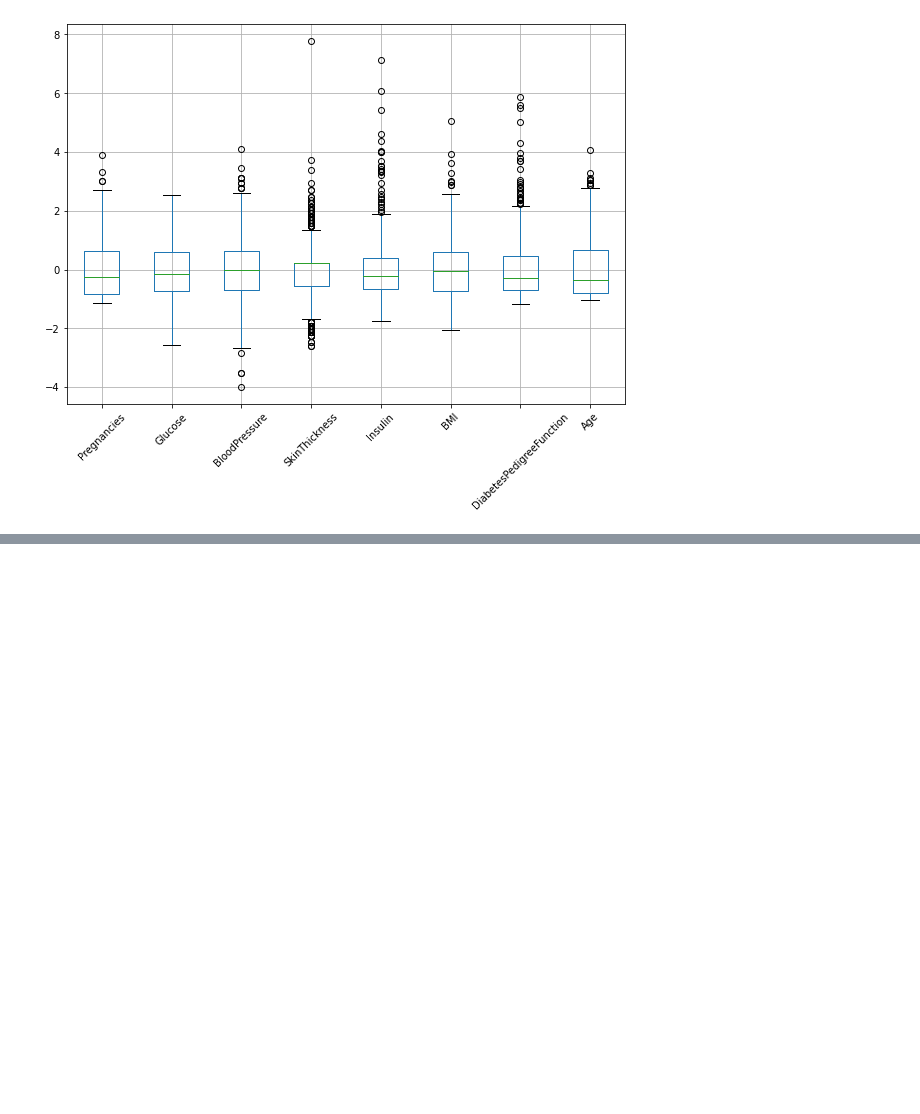
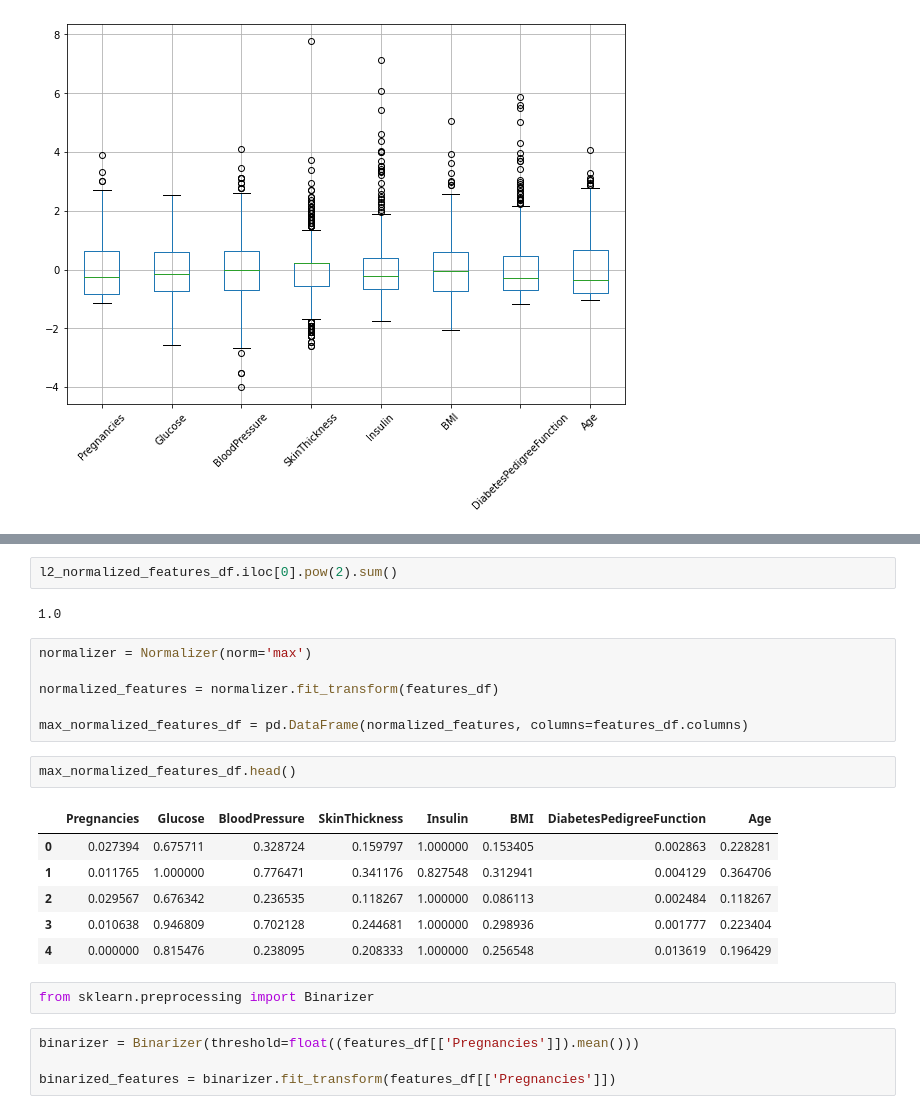
Before and after one commit to bhagu/1000-Days-Of-Code, a Jupyter notebook: Preparing_Data_for_Machine_Learning.ipynb, the cells around one changed output, grey strips where cells are left out. Drawn from its saved outputs; the diff is of its cells as text; blank space fills up the shorter version.

```diff
--- a/Preparing_Data_for_Machine_Learning.ipynb
+++ b/Preparing_Data_for_Machine_Learning.ipynb
@@ -1587,0 +1658,25 @@ plt.show()
+# %%
+l2_normalized_features_df.iloc[0].pow(2).sum()
+# %% [output]
+1.0
+# %%
+normalizer = Normalizer(norm='max')
+
+normalized_features = normalizer.fit_transform(features_df)
+
+max_normalized_features_df = pd.DataFrame(normalized_features, columns=features_df.columns)
+# %%
+max_normalized_features_df.head()
+# %% [output]
+|  | Pregnancies | Glucose | BloodPressure | SkinThickness | Insulin | BMI | DiabetesPedigreeFunction | Age |
+| 0 | 0.027394 | 0.675711 | 0.328724 | 0.159797 | 1.000000 | 0.153405 | 0.002863 | 0.228281 |
+| 1 | 0.011765 | 1.000000 | 0.776471 | 0.341176 | 0.827548 | 0.312941 | 0.004129 | 0.364706 |
+| 2 | 0.029567 | 0.676342 | 0.236535 | 0.118267 | 1.000000 | 0.086113 | 0.002484 | 0.118267 |
+| 3 | 0.010638 | 0.946809 | 0.702128 | 0.244681 | 1.000000 | 0.298936 | 0.001777 | 0.223404 |
+| 4 | 0.000000 | 0.815476 | 0.238095 | 0.208333 | 1.000000 | 0.256548 | 0.013619 | 0.196429 |
+# %%
+from sklearn.preprocessing import Binarizer
+# %%
+binarizer = Binarizer(threshold=float((features_df[['Pregnancies']]).mean()))
+
+binarized_features = binarizer.fit_transform(features_df[['Pregnancies']])
```
Also changed, not shown: parts of 31 cells of this notebook.
